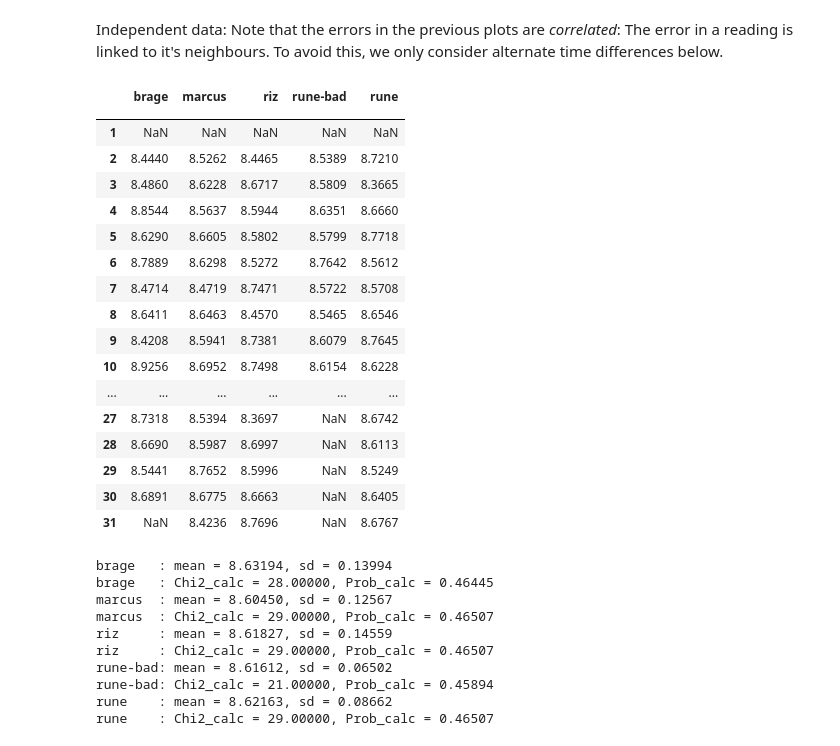
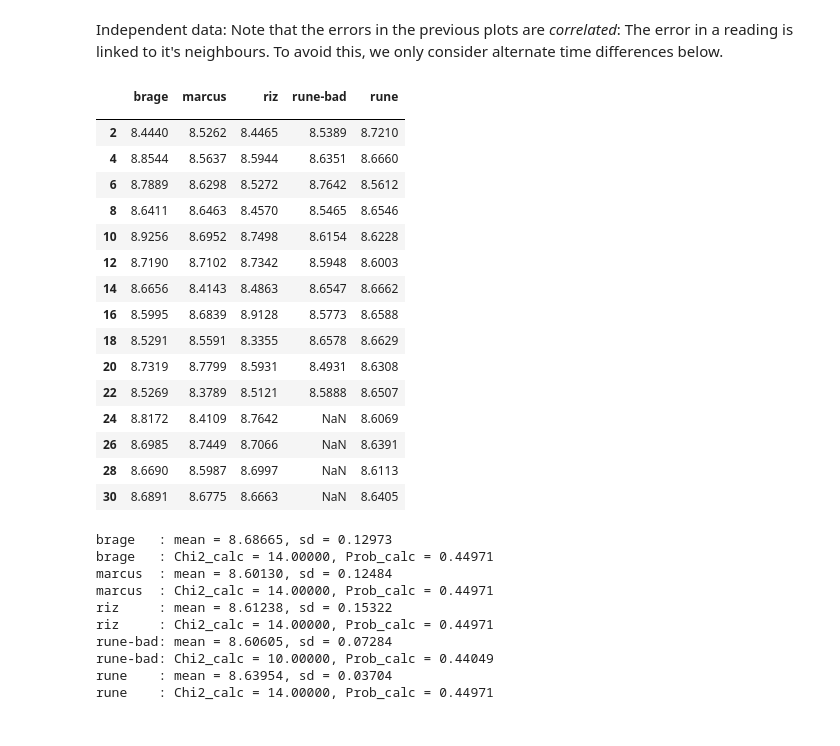
Before and after one commit to rizfn/AppStat2022, a Jupyter notebook: Project/Pendulum/pendulum.ipynb, the cells around one changed output. Saved outputs shown, nothing was run; the diff lists cells and outputs as text; code cells hidden in the pictures.

```diff
--- a/Project/Pendulum/pendulum.ipynb
+++ b/Project/Pendulum/pendulum.ipynb
@@ -68,30 +71,30 @@ The reason for the (empty) plot below is, that though your data (hopefully) lies
 # %% [markdown]
 Independent data: Note that the errors in the previous plots are *correlated*: The error in a reading is linked to it's neighbours. To avoid this, we only consider alternate time differences below.
 # %%
-# time_df = df.diff().iloc[1::2]  #
-time_df = df.diff()  #
+time_df = df.diff().iloc[1::2]  #
 
 time_df
 # %% [output]
 |  | brage | marcus | riz | rune-bad | rune |
 |  |  |  |  |  |  |
-| 1 | NaN | NaN | NaN | NaN | NaN |
 | 2 | 8.4440 | 8.5262 | 8.4465 | 8.5389 | 8.7210 |
-| 3 | 8.4860 | 8.6228 | 8.6717 | 8.5809 | 8.3665 |
 | 4 | 8.8544 | 8.5637 | 8.5944 | 8.6351 | 8.6660 |
-| 5 | 8.6290 | 8.6605 | 8.5802 | 8.5799 | 8.7718 |
 | 6 | 8.7889 | 8.6298 | 8.5272 | 8.7642 | 8.5612 |
-| 7 | 8.4714 | 8.4719 | 8.7471 | 8.5722 | 8.5708 |
 | 8 | 8.6411 | 8.6463 | 8.4570 | 8.5465 | 8.6546 |
-| 9 | 8.4208 | 8.5941 | 8.7381 | 8.6079 | 8.7645 |
 | 10 | 8.9256 | 8.6952 | 8.7498 | 8.6154 | 8.6228 |
-| ... | ... | ... | ... | ... | ... |
-| 27 | 8.7318 | 8.5394 | 8.3697 | NaN | 8.6742 |
+| 12 | 8.7190 | 8.7102 | 8.7342 | 8.5948 | 8.6003 |
+| 14 | 8.6656 | 8.4143 | 8.4863 | 8.6547 | 8.6662 |
+| 16 | 8.5995 | 8.6839 | 8.9128 | 8.5773 | 8.6588 |
+| 18 | 8.5291 | 8.5591 | 8.3355 | 8.6578 | 8.6629 |
+| 20 | 8.7319 | 8.7799 | 8.5931 | 8.4931 | 8.6308 |
+| 22 | 8.5269 | 8.3789 | 8.5121 | 8.5888 | 8.6507 |
+| 24 | 8.8172 | 8.4109 | 8.7642 | NaN | 8.6069 |
+| 26 | 8.6985 | 8.7449 | 8.7066 | NaN | 8.6391 |
 | 28 | 8.6690 | 8.5987 | 8.6997 | NaN | 8.6113 |
-| 29 | 8.5441 | 8.7652 | 8.5996 | NaN | 8.5249 |
 | 30 | 8.6891 | 8.6775 | 8.6663 | NaN | 8.6405 |
-| 31 | NaN | 8.4236 | 8.7696 | NaN | 8.6767 |
 # %%
+col_data, col_errors = [], []
+
 for col in time_df:
     column = time_df[col].dropna()
     mean, sd = column.mean(), column.std()
@@ -109,15 +112,18 @@ for col in time_df:
 
     Prob_calc =  scipy.stats.chi2.sf(Chi2_calc, Ndof_calc) # The chi2 probability given N degrees of freedom (Ndof)
 
+    col_data.append(column)
+    col_errors.append(sd * np.ones_like(column))
+
     print(f"{col:8}: {Chi2_calc = :.5f}, {Prob_calc = :.5f}")
 # %% [output]
-brage   : mean = 8.63194, sd = 0.13994
-brage   : Chi2_calc = 28.00000, Prob_calc = 0.46445
-marcus  : mean = 8.60450, sd = 0.12567
-marcus  : Chi2_calc = 29.00000, Prob_calc = 0.46507
-riz     : mean = 8.61827, sd = 0.14559
-riz     : Chi2_calc = 29.00000, Prob_calc = 0.46507
-rune-bad: mean = 8.61612, sd = 0.06502
-rune-bad: Chi2_calc = 21.00000, Prob_calc = 0.45894
-rune    : mean = 8.62163, sd = 0.08662
-rune    : Chi2_calc = 29.00000, Prob_calc = 0.46507
+brage   : mean = 8.68665, sd = 0.12973
+brage   : Chi2_calc = 14.00000, Prob_calc = 0.44971
+marcus  : mean = 8.60130, sd = 0.12484
+marcus  : Chi2_calc = 14.00000, Prob_calc = 0.44971
+riz     : mean = 8.61238, sd = 0.15322
+riz     : Chi2_calc = 14.00000, Prob_calc = 0.44971
+rune-bad: mean = 8.60605, sd = 0.07284
+rune-bad: Chi2_calc = 10.00000, Prob_calc = 0.44049
+rune    : mean = 8.63954, sd = 0.03704
+rune    : Chi2_calc = 14.00000, Prob_calc = 0.44971
```
Also changed, not shown: parts of 5 cells of this notebook.
